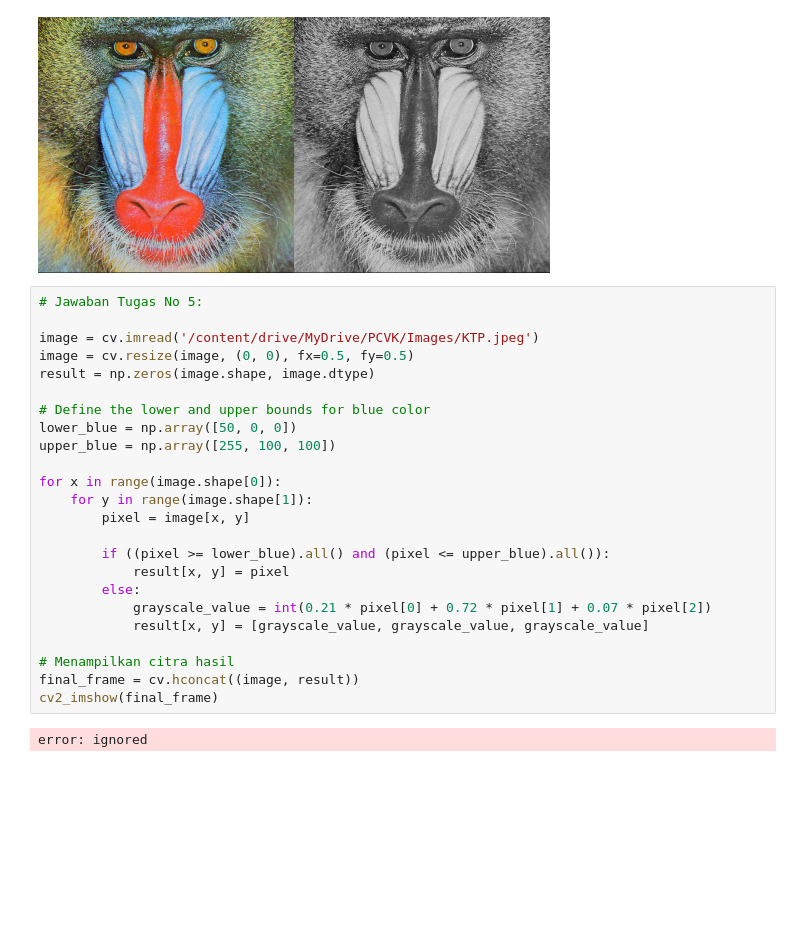
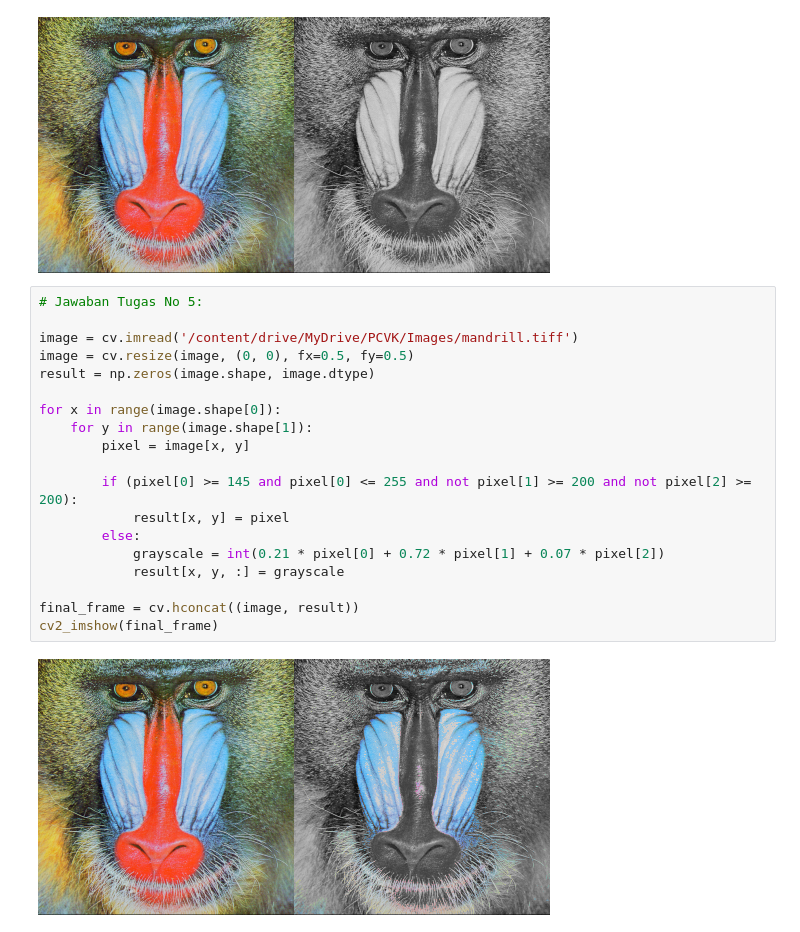
Before and after one commit to riVFerd/PCVK, a Jupyter notebook: week3.ipynb, the cells around one changed output. Cells and saved outputs as stored; diff of their text form; blank space fills up the shorter version.

```diff
--- a/week3.ipynb
+++ b/week3.ipynb
@@ -155,26 +155,21 @@ cv2_imshow(final_frame)
 # %%
 # Jawaban Tugas No 5:
 
-image = cv.imread('/content/drive/MyDrive/PCVK/Images/KTP.jpeg')
+image = cv.imread('/content/drive/MyDrive/PCVK/Images/mandrill.tiff')
 image = cv.resize(image, (0, 0), fx=0.5, fy=0.5)
 result = np.zeros(image.shape, image.dtype)
-
-# Define the lower and upper bounds for blue color
-lower_blue = np.array([50, 0, 0])
-upper_blue = np.array([255, 100, 100])
 
 for x in range(image.shape[0]):
     for y in range(image.shape[1]):
         pixel = image[x, y]
 
-        if ((pixel >= lower_blue).all() and (pixel <= upper_blue).all()):
+        if (pixel[0] >= 145 and pixel[0] <= 255 and not pixel[1] >= 200 and not pixel[2] >= 200):
             result[x, y] = pixel
         else:
-            grayscale_value = int(0.21 * pixel[0] + 0.72 * pixel[1] + 0.07 * pixel[2])
-            result[x, y] = [grayscale_value, grayscale_value, grayscale_value]
+            grayscale = int(0.21 * pixel[0] + 0.72 * pixel[1] + 0.07 * pixel[2])
+            result[x, y, :] = grayscale
 
-# Menampilkan citra hasil
 final_frame = cv.hconcat((image, result))
 cv2_imshow(final_frame)
 # %% [output]
-error: ignored
+[figure, added]
```
